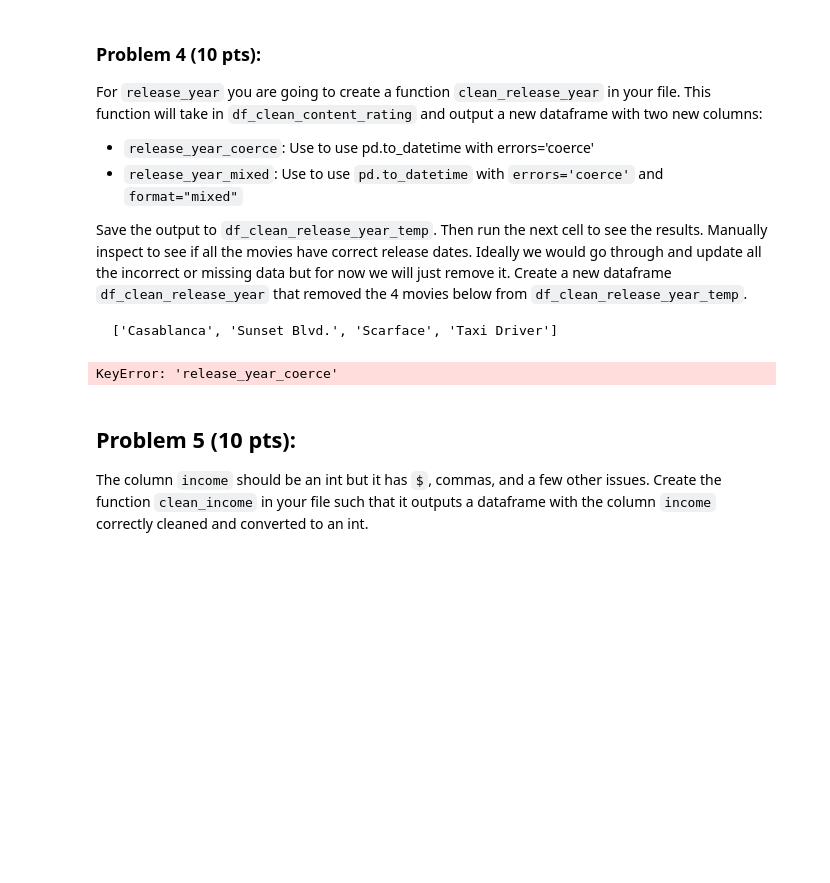
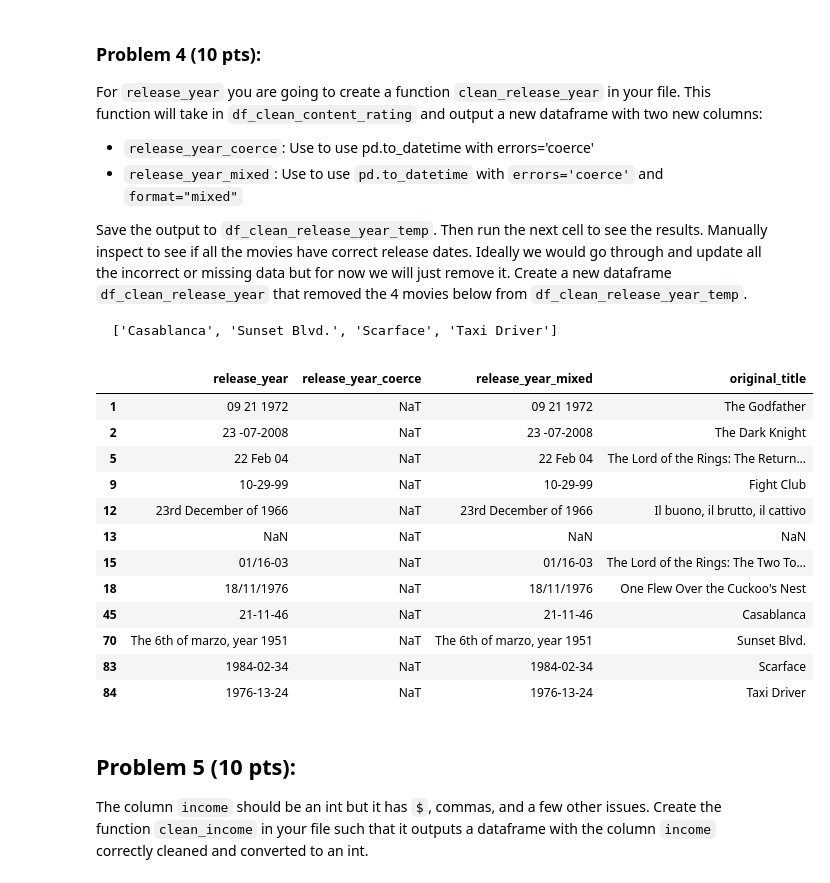
Before and after one commit to Pyckett/DrewPickett_AD450Winter2026, a Jupyter notebook: week_7_data_cleaning_matrix.ipynb, the cells around one changed output. Cells and saved outputs as stored; diff of their text form; code cells hidden in the pictures; blank space fills up the shorter version.

```diff
--- a/week_7_data_cleaning_matrix.ipynb
+++ b/week_7_data_cleaning_matrix.ipynb
@@ -220,11 +220,23 @@ from data_processing import clean_release_year
 
 df_clean_release_year_temp = clean_release_year(df_clean_content_rating)
 # %%
-df_clean_release_year_temp[df_fully_null_removed['release_year_coerce'].isna()
+df_clean_release_year_temp[df_clean_release_year_temp['release_year_coerce'].isna()
                       ][['release_year', 'release_year_coerce',
                          'release_year_mixed', 'original_title']]
 # %% [output]
-KeyError: 'release_year_coerce'
+|  | release_year | release_year_coerce | release_year_mixed | original_title |
+| 1 | 09 21 1972 | NaT | 09 21 1972 | The Godfather |
+| 2 | 23 -07-2008 | NaT | 23 -07-2008 | The Dark Knight |
+| 5 | 22 Feb 04 | NaT | 22 Feb 04 | The Lord of the Rings: The Return... |
+| 9 | 10-29-99 | NaT | 10-29-99 | Fight Club |
+| 12 | 23rd December of 1966 | NaT | 23rd December of 1966 | Il buono, il brutto, il cattivo |
+| 13 | NaN | NaT | NaN | NaN |
+| 15 | 01/16-03 | NaT | 01/16-03 | The Lord of the Rings: The Two To... |
+| 18 | 18/11/1976 | NaT | 18/11/1976 | One Flew Over the Cuckoo's Nest |
+| 45 | 21-11-46 | NaT | 21-11-46 | Casablanca |
+| 70 | The 6th of marzo, year 1951 | NaT | The 6th of marzo, year 1951 | Sunset Blvd. |
+| 83 | 1984-02-34 | NaT | 1984-02-34 | Scarface |
+| 84 | 1976-13-24 | NaT | 1976-13-24 | Taxi Driver |
 # %%
 # Remove movies here ['Casablanca', 'Sunset Blvd.', 'Scarface', 'Taxi Driver']
 df_clean_release_year = df_clean_release_year_temp[~df_clean_release_year_temp['original_title'].isin(['Casablanca', 'Sunset Blvd.', 'Scarface', 'Taxi Driver'])].copy()
```
Also changed, not shown: parts of 2 cells of this notebook.
